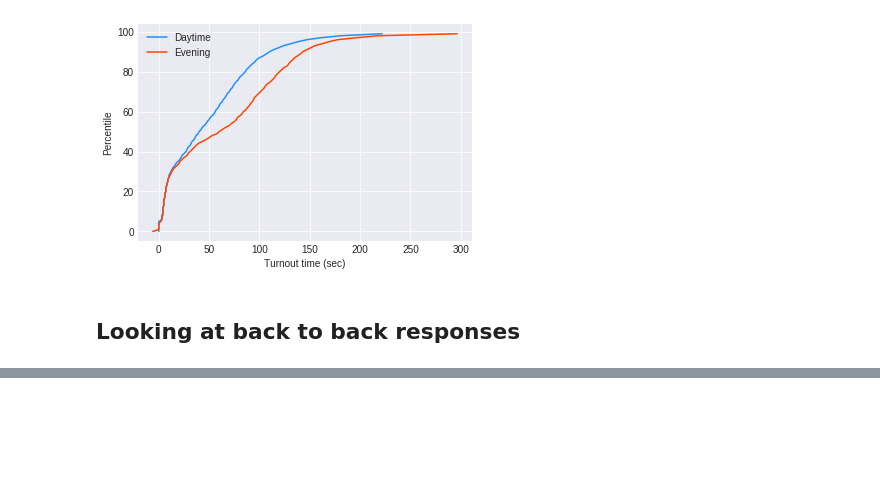
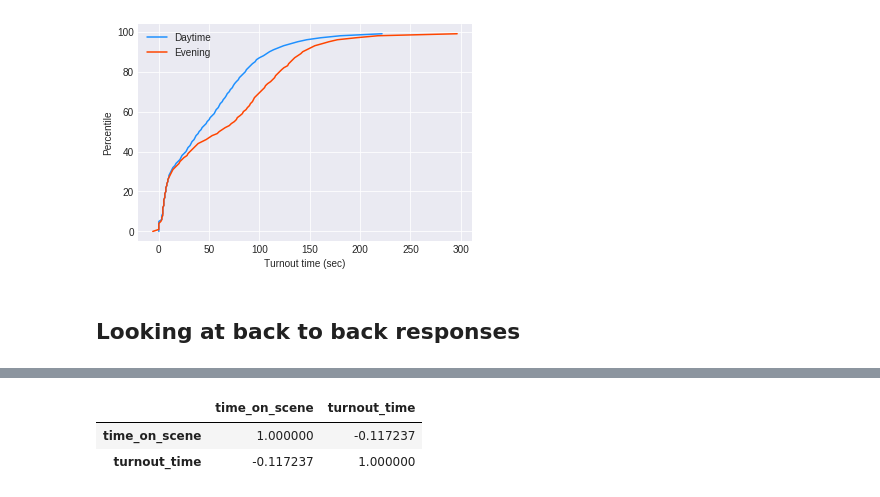
Before and after one commit to andersonad/PE_take_home, a Jupyter notebook: take_home_notebook.ipynb, the cells around one changed output, grey strips where cells are left out. Cells and saved outputs as stored; diff of their text form; code cells hidden in the pictures; blank space fills up the shorter version.

```diff
--- a/take_home_notebook.ipynb
+++ b/take_home_notebook.ipynb
@@ -147,0 +151,6 @@ np.min(turnout_df['time_since_available'])
+# %%
+on_scene[['time_on_scene','turnout_time']].corr()
+# %% [output]
+|  | time_on_scene | turnout_time |
+| time_on_scene | 1.000000 | -0.117237 |
+| turnout_time | -0.117237 | 1.000000 |
```
Also changed, not shown: parts of 7 cells of this notebook.
